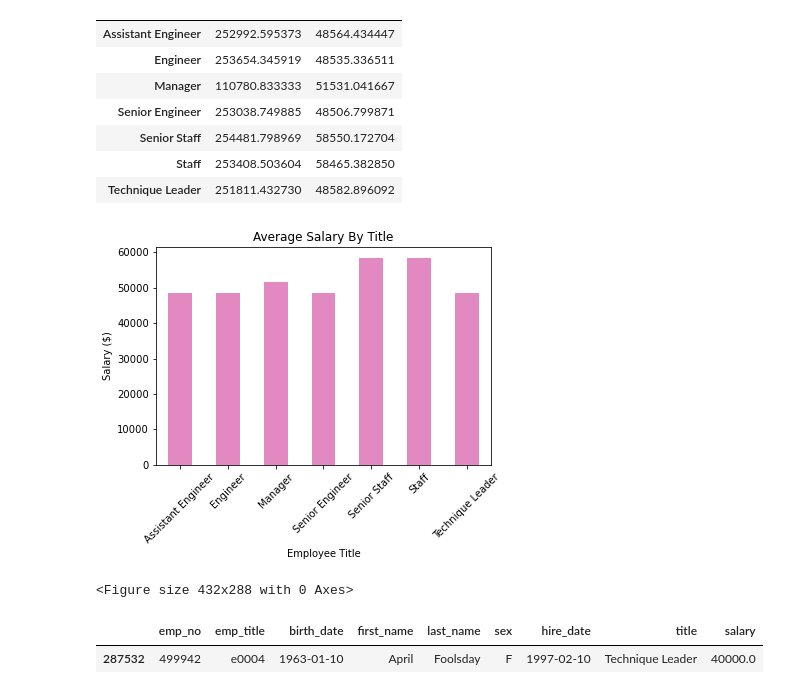
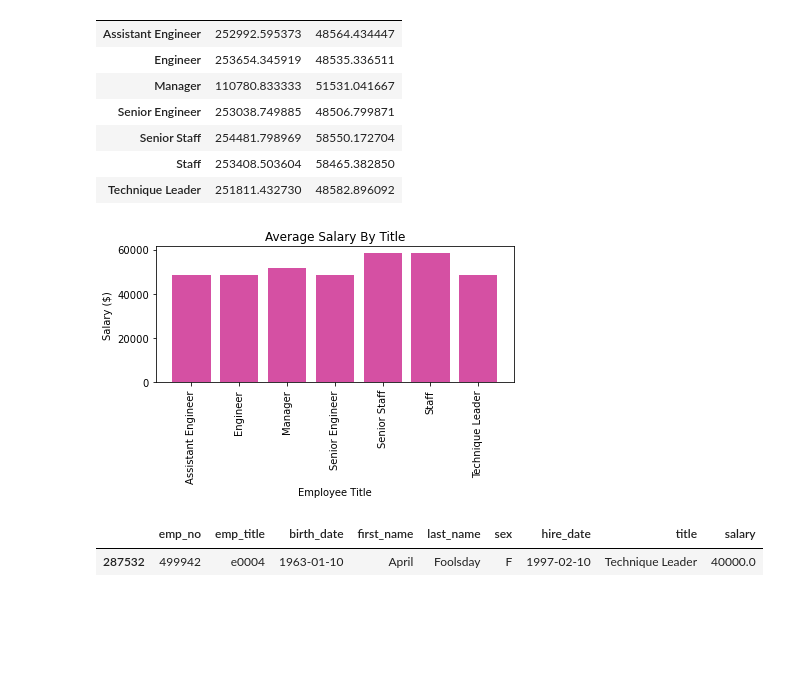
Before and after one commit to kmspitzer/Employee-SQL-DB, a Jupyter notebook: EmployeeSQL/EmployeeSQLtoPandas.ipynb, the cells around one changed output. Cells and saved outputs as stored; diff of their text form; code cells hidden in the pictures; blank space fills up the shorter version.

Commit message:
trying to save charts to png

```diff
--- a/EmployeeSQL/EmployeeSQLtoPandas.ipynb
+++ b/EmployeeSQL/EmployeeSQLtoPandas.ipynb
@@ -99,22 +103,24 @@ avg_salary_by_title
 # %%
 # pull out the list of average salaries
 avg_sal = avg_salary_by_title["salary"]
+titles = avg_salary_by_title.index
 # %%
 # generate a bar plot showing the average salary by title
-avg_salary_chart = avg_sal.plot(kind='bar', color="mediumvioletred", alpha=0.5, legend=False)
+#avg_salary_chart = avg_sal.plot(kind='bar', color="mediumvioletred", alpha=0.5, legend=False)
+plt.bar(titles, avg_sal, color="mediumvioletred", alpha=0.75)
 
 # set the title and axis labels
-avg_salary_chart.set_title("Average Salary By Title")
-avg_salary_chart.set_xlabel("Employee Title")
-avg_salary_chart.set_ylabel("Salary ($)")
-plt.xticks(np.arange(len(avg_salary_by_title.index)), avg_salary_by_title.index, rotation=45)
+plt.title("Average Salary By Title")
+plt.xlabel("Employee Title")
+plt.ylabel("Salary ($)")
+plt.xticks(rotation=90)
 
-# display the chart
+# save an image of the chart and display
+plt.tight_layout()
+plt.savefig("images/avgsalarybytitle_barchart.png")
 plt.show()
-plt.tight_layout()
 # %% [output]
-[figure, old version]
+[figure, new version]
-<Figure size 432x288 with 0 Axes>
 # %%
 # display the merged table data for employee #499942
 employee_tbl.loc[employee_tbl["emp_no"] == 499942]
```
Also changed, not shown: parts of 1 cell of this notebook, 2 other files.
